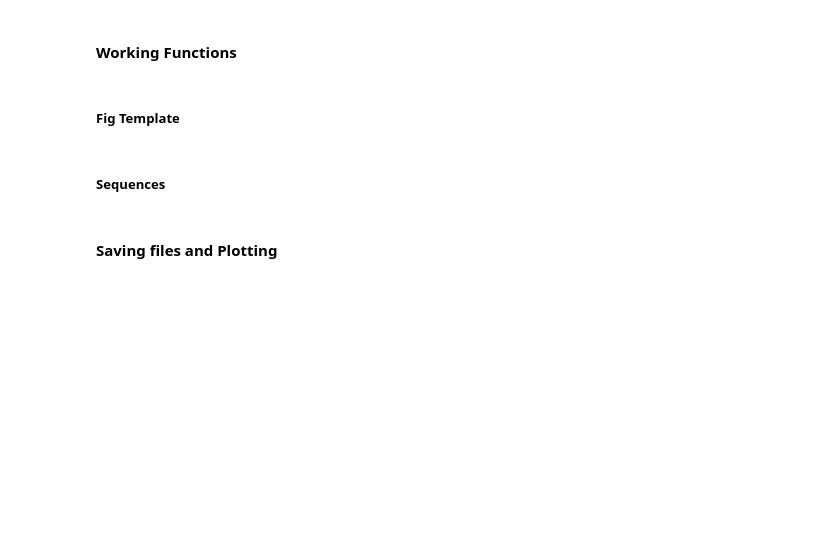
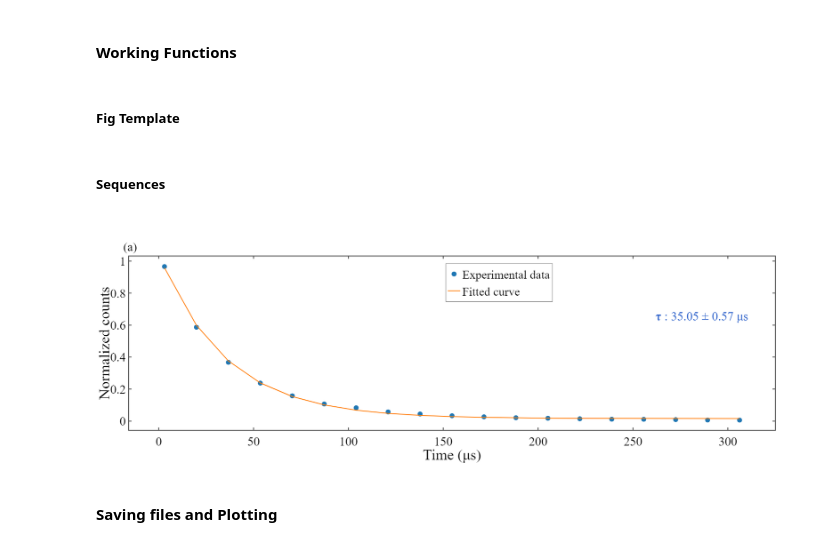
Before and after one commit to ghoshatanu857/Instrument_Automation, a Jupyter notebook: Experimental_Applications/T1_measurements.ipynb, the cells around one changed output. Cells and saved outputs as stored; diff of their text form; code cells hidden in the pictures; blank space fills up the shorter version.

```diff
--- a/Experimental_Applications/T1_measurements.ipynb
+++ b/Experimental_Applications/T1_measurements.ipynb
@@ -729,3 +729,5 @@ data_total_path = savefile(path,data,time_axis,
                                             delay_shift = globals()['delay_shift'],
                                             gatesourcedelay = globals()['gatesourcedelay'],
                                             evolution_time = globals()['evolution_time'])
+# %%
+data_total_path = r"C:\Users\Administrator\OneDrive\Desktop\Lifetime_Measurement\Exp_Data\year_2024\8march\pnj_green\green_15percent_bare_ucp_focus_same_particle.txt"
@@ -732,3 +771,12 @@ data_total_path = savefile(path,data,time_axis,
 # %%
-data=np.load(data_total_path)['data']
-time_axis=np.load(data_total_path)['time_axis']
+data=np.loadtxt(data_total_path)[:,1]
+time_axis=np.loadtxt(data_total_path)[:,0]
+# %%
+y_old = data
+x_old = time_axis
+guess_params = np.array([0.0,1.0,30e3])         # (y0,y_max,tau)
+# fit_range = np.array([0,400])*1e3             # provide (x_min,x_max) or 'False'(for all x_range)
+fit_range = False
+
+# fitting curve
+xOld,yOld,xNew,yNew,coefficient,error_bars = lifetime_fit(x_old,y_old,guess_params,fit_range)
@@ -735,3 +816,69 @@ time_axis=np.load(data_total_path)['time_axis']
+# %%
+import plotly.express as px
+
+# For Delay Measurement
+scale = 1e3
+
+fig = go.Figure()
+# fig.add_scatter(x=time_axis[1:]/scale,y=signal_samples[1:],mode='markers',name='signal_counts')
+# fig.add_scatter(x=time_axis[1:]/scale,y=reference_samples[1:],mode='markers',name='reference_counts')
+fig.add_scatter(x=xOld/scale,y=yOld,mode='markers',name='Experimental data',marker=dict(size=12))
+# fig.add_scatter(x=xNew/scale,y=curveFit(xNew,*(coefficient+error_bars)),mode='lines',line=dict(width=0.01),name='plus_one_std')
+# fig.add_scatter(x=xNew/scale,y=curveFit(xNew,*(coefficient-error_bars)),mode='lines',line=dict(width=0.01),name='minus_one_std',fill='tonexty',fillcolor='rgb(211, 211, 211)')
+fig.add_scatter(x=xNew/scale,y=yNew,mode='lines',line=dict(color="#FF7F0E"),name='Fitted curve')
+
+# fig.add_annotation(
+#     xref="x domain", yref="y domain",align = "left", x=1.0, y=0.55,
+#     text=f"<b>y<sub>0</sub></b> : {np.round(coefficient[0],3)} &plusmn; {np.round(error_bars[0],3)}\
+#     <br><b>y<sub>max</sub></b> : {np.round(coefficient[1],3)} &plusmn; {np.round(error_bars[1],3)}\
+#     <br><b>\u03C4</b> : {np.round(coefficient[2]/1e3,3)} &plusmn; {np.round(error_bars[2]/1e3,3)} &mu;s",
+#     showarrow=False, font_family="Times New Roman",font_size=30
+# )
+
+fig.add_annotation(
+    xref="x domain", yref="y domain",align = "left", x=0.96, y=0.7,
+    text=f"<br><b>\u03C4</b> : {np.round(coefficient[2]/1e3,2)} &plusmn; {np.round(error_bars[2]/1e3,2)} &mu;s",
+    showarrow=False, font_family="Times New Roman",font_size=30,
+    font=dict(
+            color=px.colors.qualitative.G10[0]
+            ),
+)
+
+fig.update_layout(template = fig_template,width=700,height=600)
+fig.update_xaxes(title_text = "Time (&mu;s)"); fig.update_yaxes(title_text = "Normalized counts",range=[-0.055,1.03])
+
+fig.update_layout(
+    legend=dict(
+        x=0.49,
+        y=0.96,
+        title_font_family="Times New Roman",
+        font=dict(
+            family="Times New Roman",
+            size=29,
+            color="black"
+        ),
+        bgcolor="white",
+        bordercolor="Black",
+        borderwidth=0.5
+    )
+)
+fig.update_yaxes(ticksuffix = "")
+fig.add_annotation(
+    xref="x domain", yref="y domain",align = "left", x=-0.01, y=1.1,
+    text=f"(a)",
+    showarrow=False, font_family="Times New Roman",font_size=30,
+    font=dict(
+            color='black'
+            ),
+)
+# fig.write_html(image_total_path)
+# if os.stat(image_total_path).st_size == False:
+#     raise Exception('Saved image is empty!\n')
+# else:
+#     print('Saving image is successful')
+fig.show()
+# %% [output]
+[figure, added]
 # %%
 steps=int(input('Enter the no of steps'))
 samples=int(input('Enter the no of samples'))
```
Also changed, not shown: parts of 4 cells of this notebook, 19 other files.
